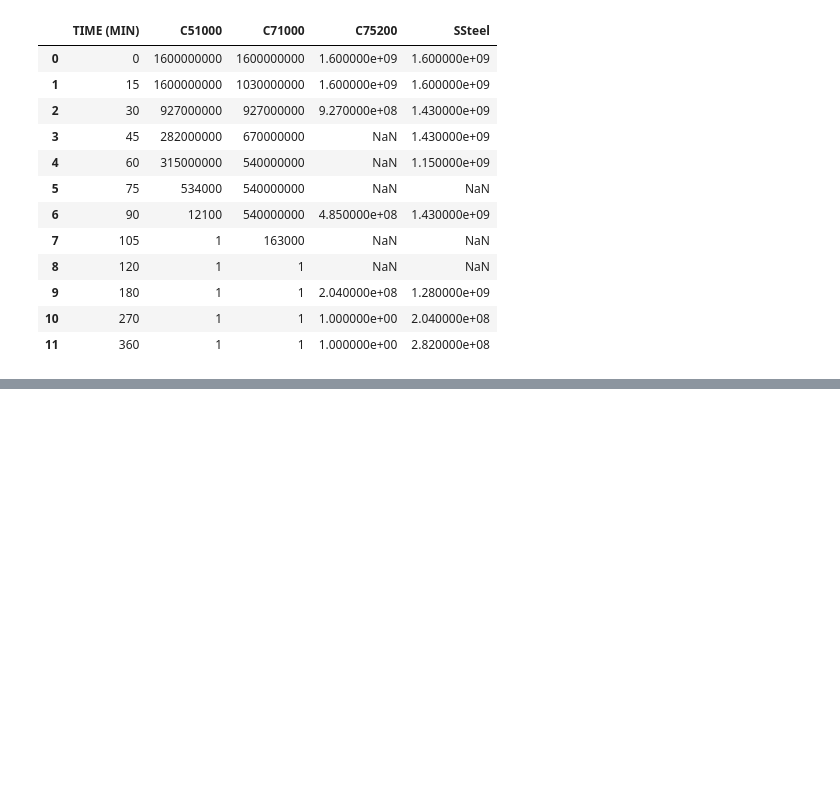
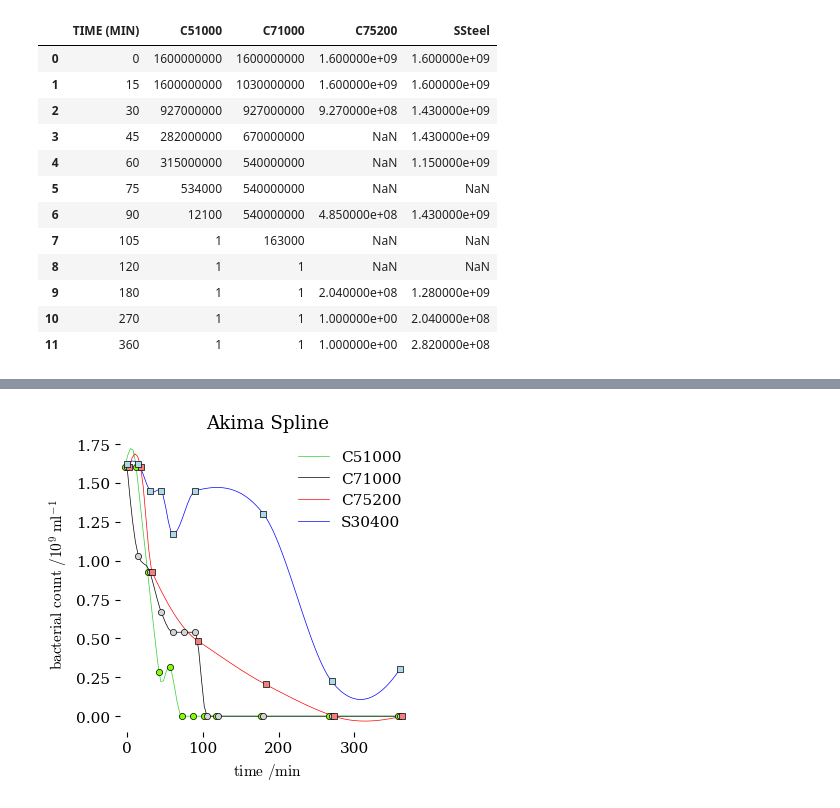
Before and after one commit to blinkletter/PythonPresentation, a Jupyter notebook: 02-CubicSpline.ipynb, the cells around one changed output, grey strips where cells are left out. Saved outputs shown, nothing was run; the diff lists cells and outputs as text; code cells hidden in the pictures; blank space fills up the shorter version.

```diff
--- a/02-CubicSpline.ipynb
+++ b/02-CubicSpline.ipynb
@@ -645,0 +345,64 @@ despine(ax: matplotlib.axes._axes.Axes | None = None, which=<AxisWhich.BOTH: 'bo
+# %%
+# create a figure (fig) of given size that contains a plot (ax)
+fig, ax = plt.subplots(nrows=1, ncols=1, figsize=[4,4])
+
+dx = 3     # shift for dithering the x axis
+dy = 0.02   # shift for dithering the y axis
+
+# add four scatter plots and four splines to that 'ax' object
+
+x = x51-dx; y = y51
+xs = np.linspace(np.min(x), np.max(x), 100)
+spline = scipy.interpolate.Akima1DInterpolator(x, y, method="akima")
+ax.plot(xs, spline(xs), marker = None,
+        color = "limegreen", linewidth=0.5, zorder = 0, label = "C51000")
+ax.scatter(x, y, marker = "o", s = 20,
+        facecolor = "chartreuse", edgecolors = "black",
+        linewidths=0.5, zorder = 4)
+
+x = x71; y = y71
+xs = np.linspace(np.min(x), np.max(x), 100)
+spline = scipy.interpolate.Akima1DInterpolator(x, y, method="akima")
+ax.plot(xs, spline(xs), marker = None,
+        color = "black", linewidth=0.5, zorder = 0, label = "C71000")
+ax.scatter(x, y, marker = "o", s = 20,
+        facecolor = "lightgray", edgecolors = "black",
+        linewidths=0.5, zorder = 4)
+
+x = x75+dx; y = y75
+xs = np.linspace(np.min(x), np.max(x), 100)
+spline = scipy.interpolate.Akima1DInterpolator(x, y, method="akima")
+ax.plot(xs, spline(xs), marker = None,
+        color = "red", linewidth=0.5, zorder = 0, label = "C75200")
+ax.scatter(x, y, marker = "s", s = 20,
+        facecolor = "lightcoral", edgecolors = "black",
+        linewidths=0.5, zorder = 4)
+
+x = xSS; y = ySS+dy
+xs = np.linspace(np.min(x), np.max(x), 100)
+spline = scipy.interpolate.Akima1DInterpolator(x, y, method="akima")
+ax.plot(xs, spline(xs), marker = None,
+        color = "blue", linewidth=0.5, zorder = 0, label = "S30400")
+ax.scatter(xSS, ySS+dy, marker = "s", s = 20,
+        facecolor = "lightblue", edgecolors = "black",
+        linewidths=0.5, zorder = 4)
+
+ax.legend(loc="upper right")
+
+# Settings for plot
+
+plt.rcdefaults()
+plt.style.use(location_styles + "tufte.mplstyle")
+
+ax.set(
+        title = "Akima Spline",
+        ylabel=r"$\text{bacterial count}\ /10^9\;\text{ml}^{-1}$",
+        xlabel=r"$\text{time}\ /\text{min}$",
+        xlim=[-10, 380],
+        ylim=[-0.1,1.8]
+       )
+
+plt.savefig("plots/splines5.pdf")
+plt.show()
+# %% [output]
+[figure, added]
```
Also changed, not shown: parts of 28 cells of this notebook, 10 other files.
